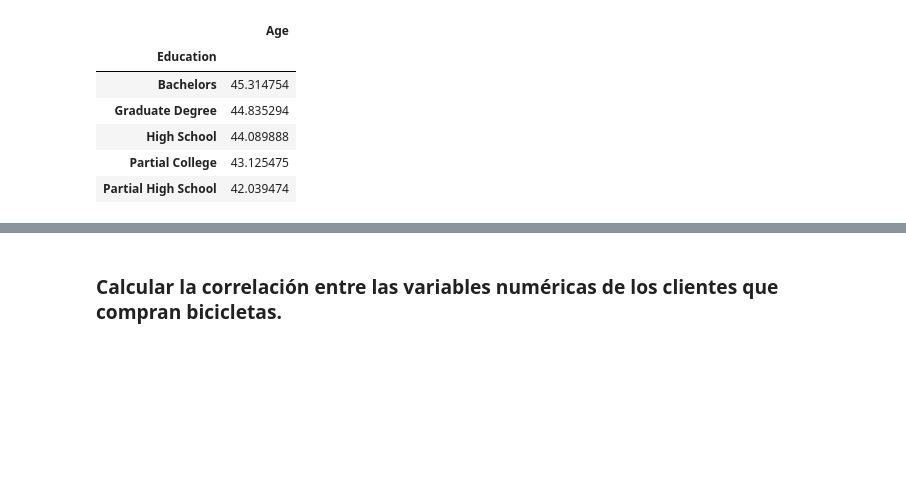
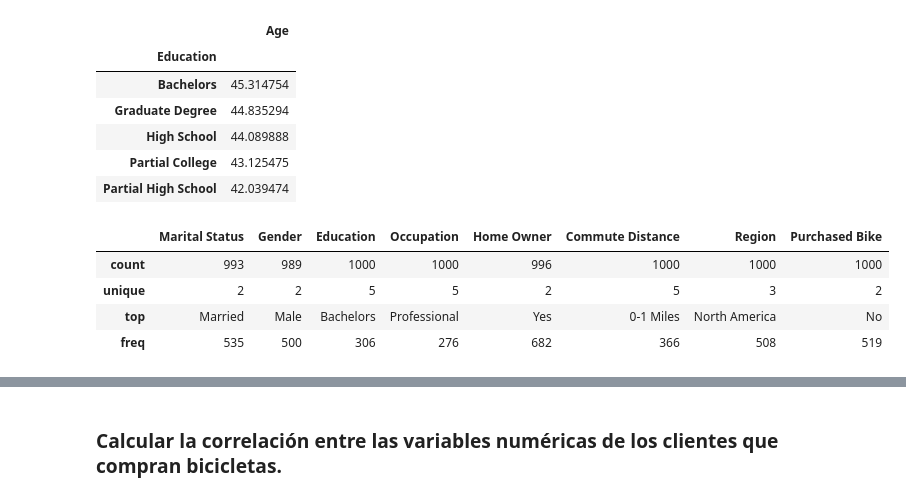
Before and after one commit to FrancoSimonini/bike-buyers-CRISP-DM_G2_CC52, a Jupyter notebook: Code/CodeBryan.ipynb, the cells around one changed output, grey strips where cells are left out. Cells and saved outputs as stored; diff of their text form; code cells hidden in the pictures; blank space fills up the shorter version.

```diff
--- a/Code/CodeBryan.ipynb
+++ b/Code/CodeBryan.ipynb
@@ -203,0 +206,8 @@ df['Age'] = df[['Age','Education']].apply(impute_age,axis=1)
+# %%
+categoricas.describe()
+# %% [output]
+|  | Marital Status | Gender | Education | Occupation | Home Owner | Commute Distance | Region | Purchased Bike |
+| count | 993 | 989 | 1000 | 1000 | 996 | 1000 | 1000 | 1000 |
+| unique | 2 | 2 | 5 | 5 | 2 | 5 | 3 | 2 |
+| top | Married | Male | Bachelors | Professional | Yes | 0-1 Miles | North America | No |
+| freq | 535 | 500 | 306 | 276 | 682 | 366 | 508 | 519 |
```
Also changed, not shown: parts of 6 cells of this notebook.
